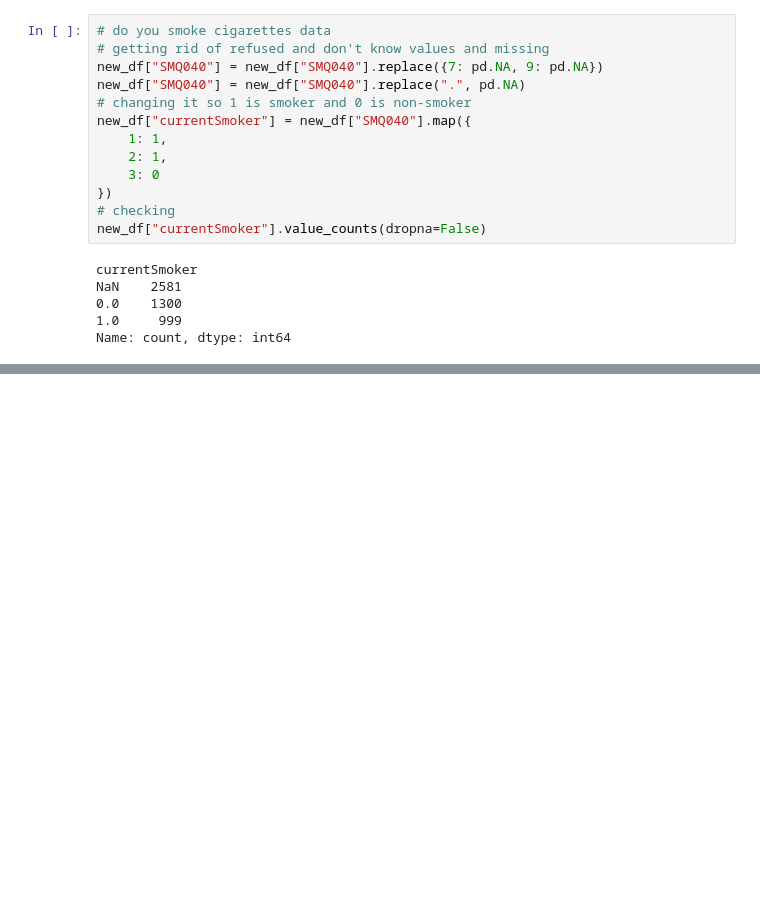
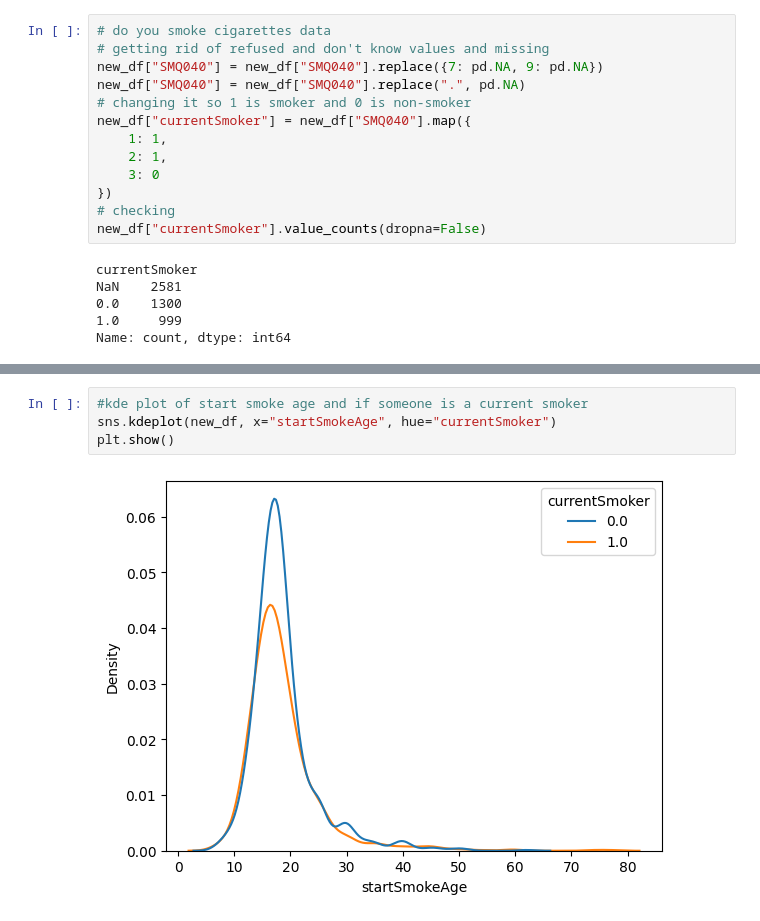
Before and after one commit to dfu5sm/undergrad_ml_assignments, a Jupyter notebook: collect_data.ipynb, the cells around one changed output, grey strips where cells are left out. Drawn from its saved outputs; the diff is of its cells as text; blank space fills up the shorter version.

```diff
--- a/collect_data.ipynb
+++ b/collect_data.ipynb
@@ -132,0 +162,6 @@ currentSmoker
+# %%
+#kde plot of start smoke age and if someone is a current smoker
+sns.kdeplot(new_df, x="startSmokeAge", hue="currentSmoker")
+plt.show()
+# %% [output]
+[figure, added]
```
Also changed, not shown: parts of 26 cells of this notebook.
